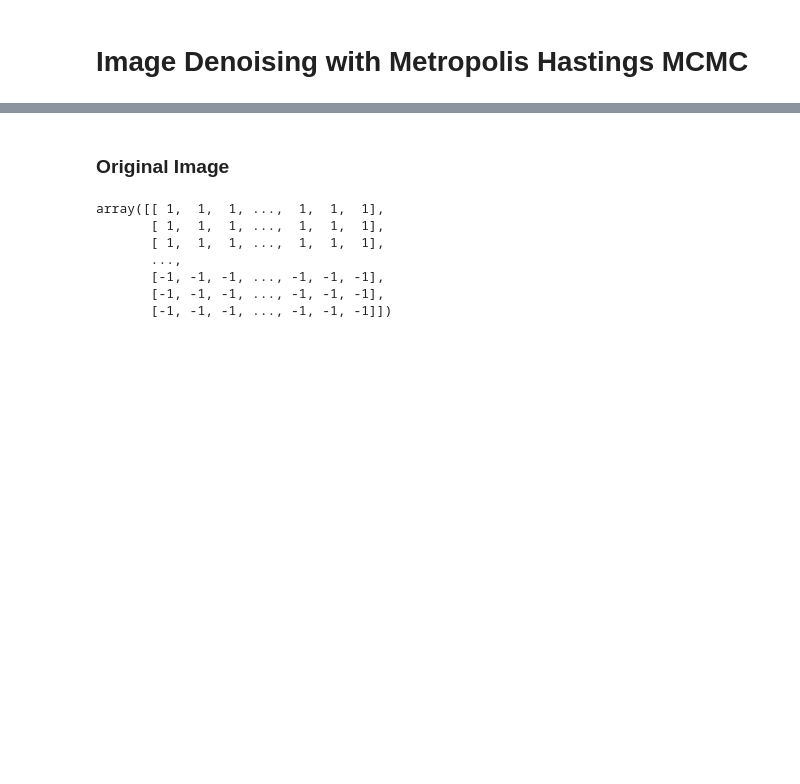
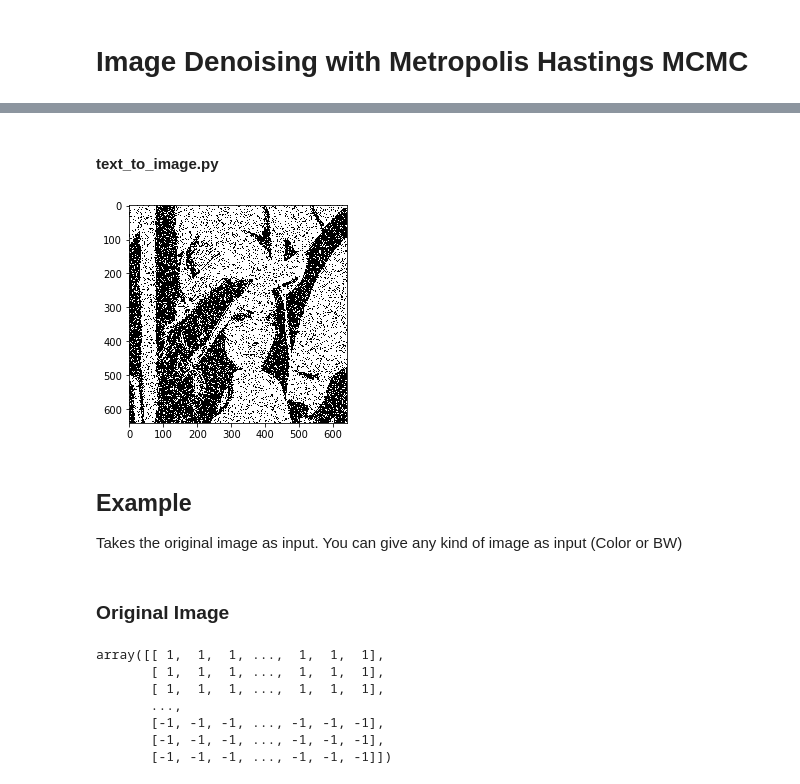
Before and after one commit to suyunu/Markov-Chain-Monte-Carlo, a Jupyter notebook: Metropolis Hastings - Image Denoising.ipynb, the cells around one changed output, grey strips where cells are left out. Drawn from its saved outputs; the diff is of its cells as text; code cells hidden in the pictures; blank space fills up the shorter version.

```diff
--- a/Metropolis Hastings - Image Denoising.ipynb
+++ b/Metropolis Hastings - Image Denoising.ipynb
@@ -74,0 +254,26 @@ Notice that, the summation is over the all the pixels $Z_{kl}$ that are connecte
+# %% [markdown]
+#### text_to_image.py
+# %%
+import sys
+import numpy as np
+import warnings
+warnings.filterwarnings("ignore")
+
+from matplotlib import pyplot as plt
+import imageio
+
+#filepath = sys.argv[1]
+filepath = "outN.txt"
+
+img = np.loadtxt(filepath)
+
+#imageio.imwrite(sys.argv[2], img)
+imageio.imwrite("outI.png", img)
+
+plt.imshow(img,cmap='gray',vmin=-1,vmax=1)
+plt.show()
+# %% [output]
+[figure, added]
+# %% [markdown]
+## Example
+Takes the original image as input. You can give any kind of image as input (Color or BW)
```
Also changed, not shown: parts of 50 cells of this notebook, 4 other files.
